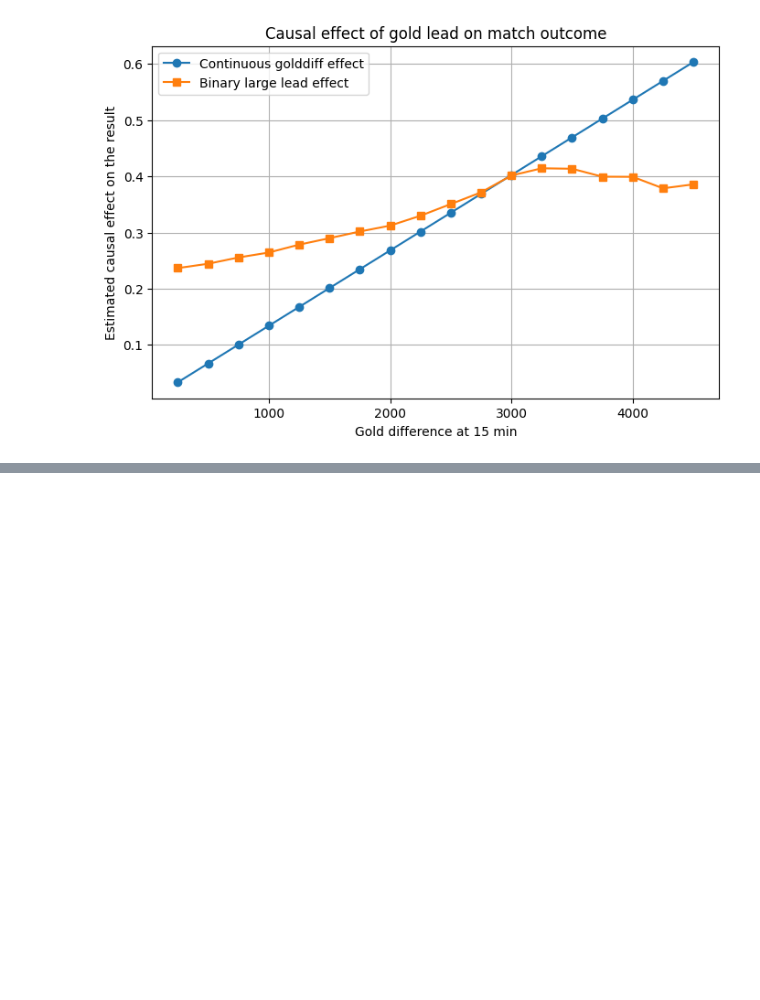
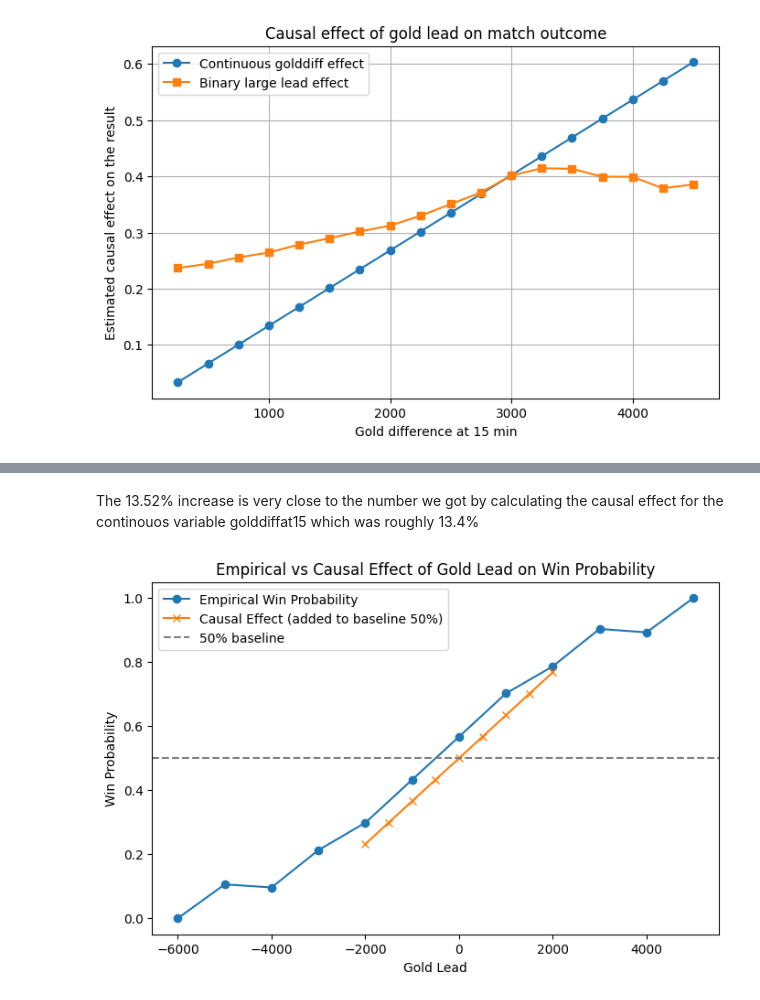
Before and after one commit to pewwwpewww/League-of-Legends-Esport-Dataset, a Jupyter notebook: effect_gold_lead.ipynb, the cells around one changed output, grey strips where cells are left out. Drawn from its saved outputs; the diff is of its cells as text; code cells hidden in the pictures; blank space fills up the shorter version.

```diff
--- a/effect_gold_lead.ipynb
+++ b/effect_gold_lead.ipynb
@@ -218,7 +220,7 @@ refute_random_treatment = model.refute_estimate(
     )
 print(refute_random_treatment)
 
-unit_effect = estimate.value
+unit_causal_effect = estimate.value
 print("Causal Estimate causal effect of one unit in the golddiffat15 on the result:", estimate.value)
 print(f"For example this would be the estimated effect when we have a golddiffat15 of 1000: {estimate.value * 1000}")
 #print(estimate)
@@ -318,0 +283,18 @@ long_df.to_csv('./out/long_df.csv')
+# %% [markdown]
+The 13.52% increase is very close to the number we got by calculating the causal effect for the continouos variable golddiffat15 which was roughly 13.4%
+# %%
+#Now we plot the empirical win prob given a certain gold lead vs the unit causal effect of the gold lead on the result
+gold_range = np.arange(-2000, 2001, 500)
+causal_effect = unit_causal_effect * gold_range
+
+plt.figure(figsize=(8,5))
+plt.plot(empirical_win_prob['gold_bin'], empirical_win_prob['result'], marker='o', label='Empirical Win Probability')
+plt.plot(gold_range, 0.5 + causal_effect, marker='x', label='Causal Effect (added to baseline 50%)')
+plt.xlabel('Gold Lead')
+plt.ylabel('Win Probability')
+plt.title('Empirical vs Causal Effect of Gold Lead on Win Probability')
+plt.axhline(0.5, color='gray', linestyle='--', label='50% baseline')
+plt.legend()
+plt.show()
+# %% [output]
+[figure, added]
```
Also changed, not shown: parts of 7 cells of this notebook, 2 other files.
